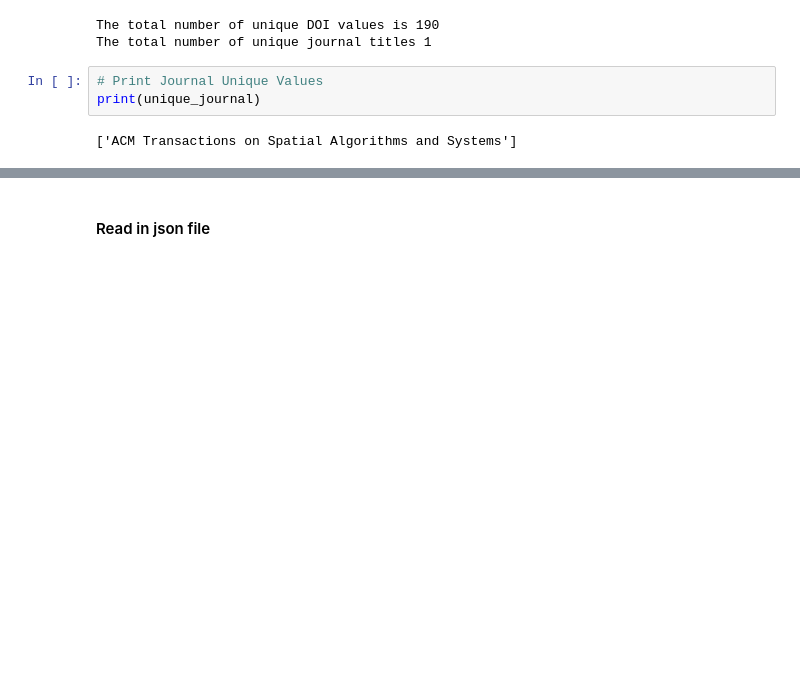
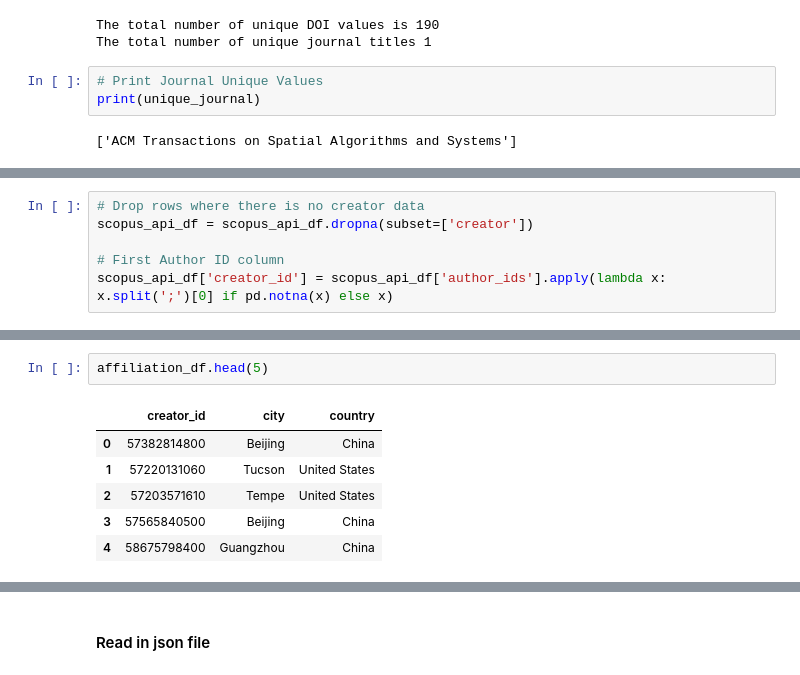
Before and after one commit to Arg-Pep/CS648---Project-ID-24-8, a Jupyter notebook: CS648 - Code.ipynb, the cells around one changed output, grey strips where cells are left out. Saved outputs shown, nothing was run; the diff lists cells and outputs as text; blank space fills up the shorter version.

```diff
--- a/CS648 - Code.ipynb
+++ b/CS648 - Code.ipynb
@@ -404,0 +408,6 @@ scopus_api_df.head(5)
+# %%
+# Drop rows where there is no creator data
+scopus_api_df = scopus_api_df.dropna(subset=['creator'])
+
+# First Author ID column
+scopus_api_df['creator_id'] = scopus_api_df['author_ids'].apply(lambda x: x.split(';')[0] if pd.notna(x) else x)
@@ -430,0 +508,9 @@ dtype: int64
+# %%
+affiliation_df.head(5)
+# %% [output]
+|  | creator_id | city | country |
+| 0 | 57382814800 | Beijing | China |
+| 1 | 57220131060 | Tucson | United States |
+| 2 | 57203571610 | Tempe | United States |
+| 3 | 57565840500 | Beijing | China |
+| 4 | 58675798400 | Guangzhou | China |
```
Also changed, not shown: parts of 31 cells of this notebook, 1 other file.
